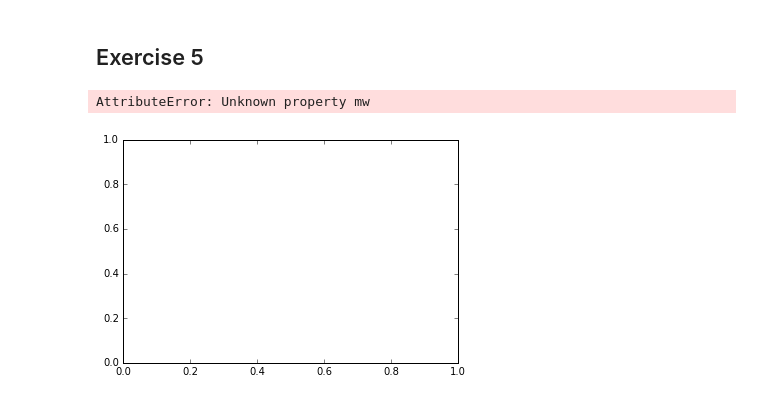
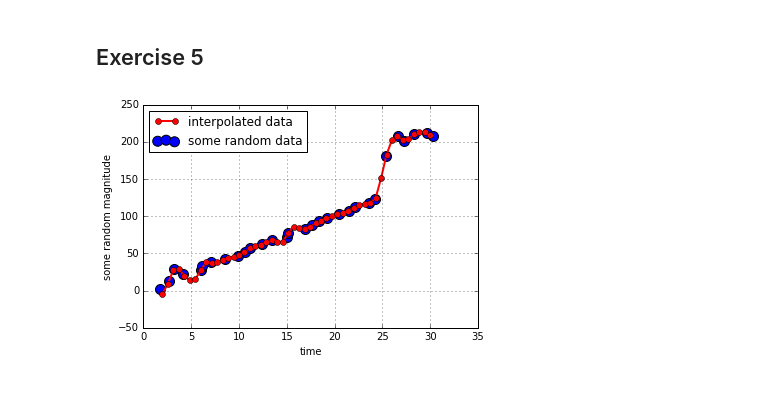
Before and after one commit to PabloRdrRbl/aeroelasticity-exercises, a Jupyter notebook: practice-1/exercise-1.ipynb, the cells around one changed output. Saved outputs shown, nothing was run; the diff lists cells and outputs as text; code cells hidden in the pictures.

```diff
--- a/practice-1/exercise-1.ipynb
+++ b/practice-1/exercise-1.ipynb
@@ -92,18 +92,17 @@ plt.legend(loc=2);
 # %%
 x_interp = np.linspace(2, 30, 50)
 
-interp_1 = interp1d(x, y, kind='cubic')
+interp_1 = interpolate.interp1d(x, y, kind='cubic')
 # %%
 plt.figure()
 
-plt.scatter(x, y, s, label='some random data')
+plt.scatter(x, y, s=100, label='some random data')
 plt.plot(x_interp, interp_1(x_interp), marker='o', c='r', lw=2, label='interpolated data')
 
 plt.grid(True)
 
 plt.xlabel('time')
 plt.ylabel('some random magnitude')
 plt.legend(loc=2);
 # %% [output]
-AttributeError: Unknown property mw
-[figure, old version]
+[figure, new version]
```
